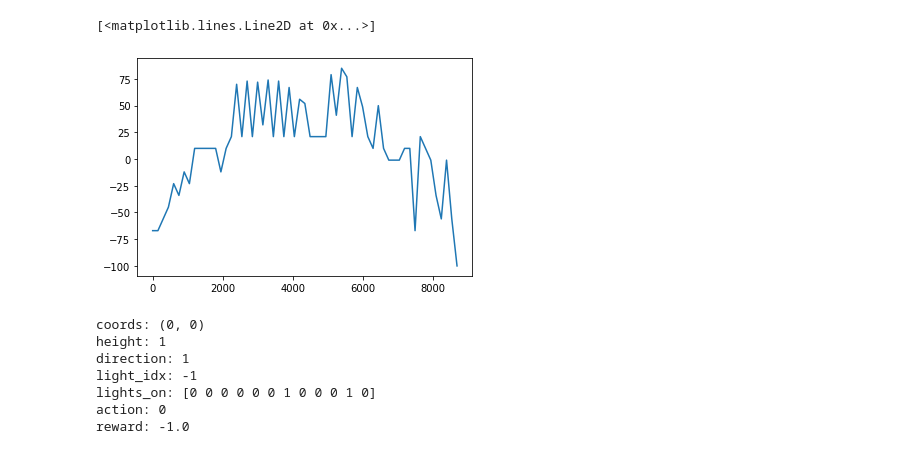
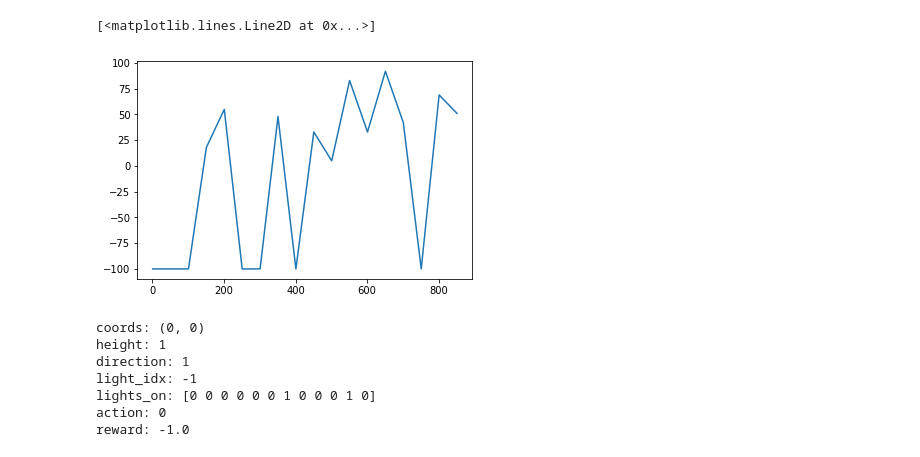
Before and after one commit to sophiaas/rlbase, a Jupyter notebook: rlbase/options_grids.ipynb, the cells around one changed output. Cells and saved outputs as stored; diff of their text form; code cells hidden in the pictures.

Commit message:
fixed ppoc

```diff
--- a/rlbase/options_grids.ipynb
+++ b/rlbase/options_grids.ipynb
@@ -60,7 +60,7 @@ def simulate_step(df, episode, current_idx):
 # %%
 summary = pd.read_pickle('../experiments/ppo3_done_gamma1_reward100_ppo_lightbot_cross/summary.p')
 # %%
-df = load_episode_data('../experiments/ppo4_nodecay_3e-4_gamma09_ppo_lightbot_cross/episodes/')
+df = load_episode_data('../experiments/ppoc_ppoc_fourrooms_minibatch/episodes/')
 # %%
 df['total_reward'] = [np.sum(x) for x in df.reward]
 # %%
@@ -68,8 +77,8 @@ df = unpack_env_data(df)
 # %%
-every=150
+every=50
 plt.plot(df.episode[::every], df.total_reward[::every])
 # %% [output]
 [<matplotlib.lines.Line2D at 0x...>]
-[figure, old version]
+[figure, new version]
 # %%
 T = get_terms(df.terminate, df.coords, df.option)
```
Also changed, not shown: parts of 4 cells of this notebook, 10 other files.
